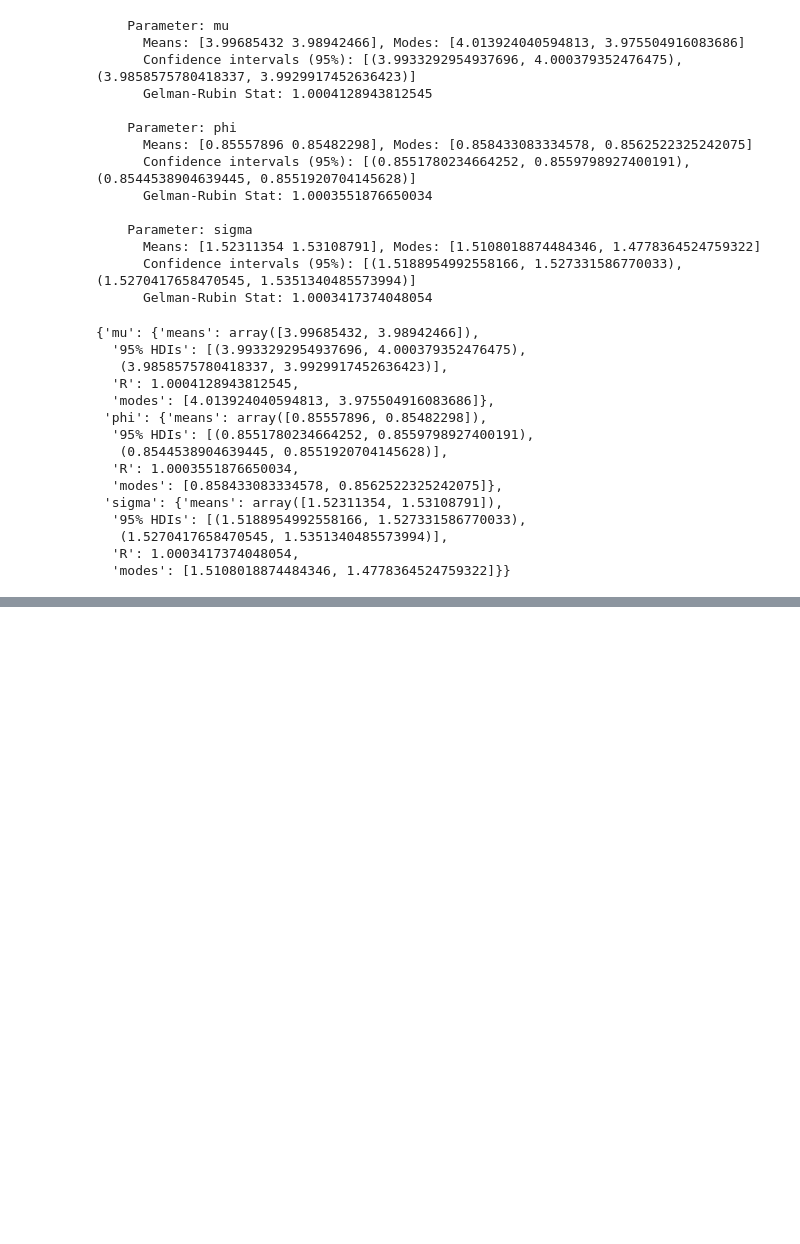
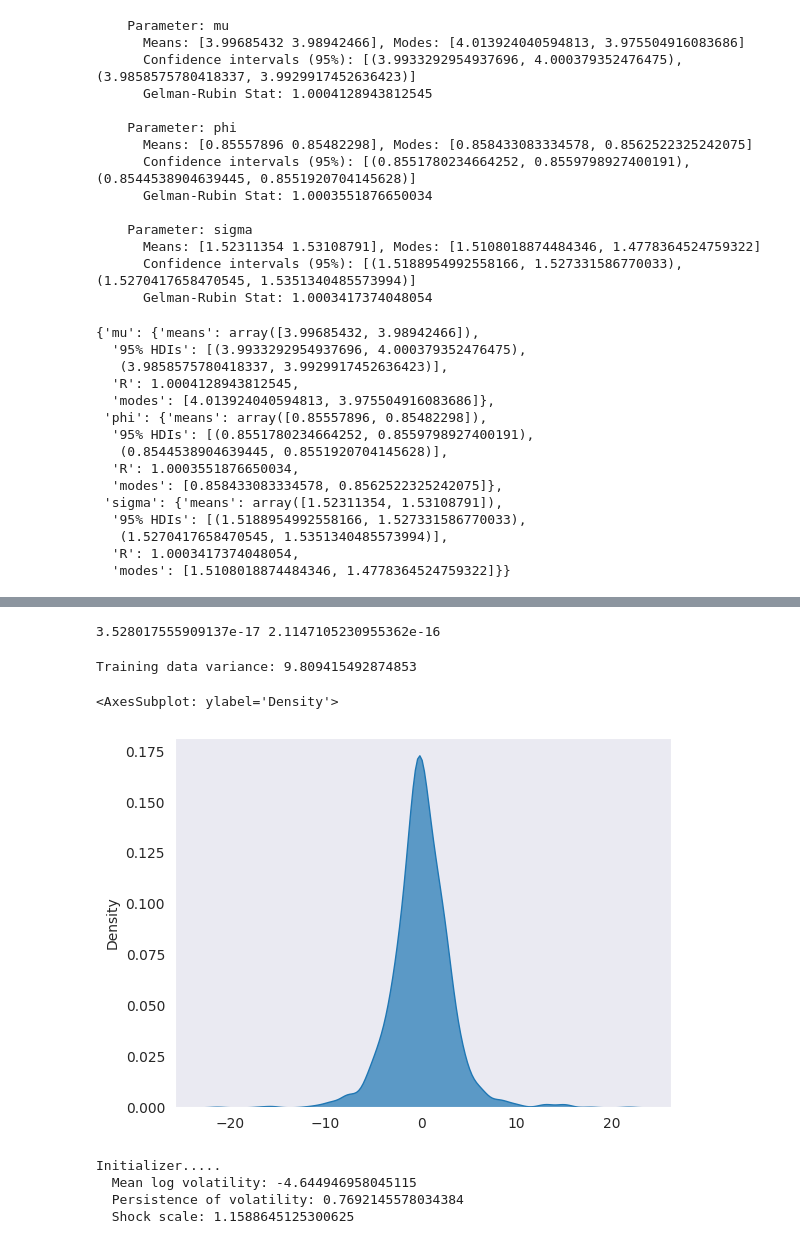
Before and after one commit to spradha1/LeuphanaAssignments, a Jupyter notebook: ProbabilisticModelling/Paper/SVmodel_mit_real_data.ipynb, the cells around one changed output, grey strips where cells are left out. Saved outputs shown, nothing was run; the diff lists cells and outputs as text; code cells hidden in the pictures; blank space fills up the shorter version.

Commit message:
Asset return forecast

```diff
--- a/ProbabilisticModelling/Paper/SVmodel_mit_real_data.ipynb
+++ b/ProbabilisticModelling/Paper/SVmodel_mit_real_data.ipynb
@@ -531,0 +588,4 @@ plot_samples(_sim_sample_chains, parameters)
+# %%
+fut['Asset_return'] = np.log(fut['Price'].shift(-1) / fut['Price']) * 100
+fut[['Asset_return']] = fut[['Asset_return']].shift(1)
+fut[['Asset_return']].head()
@@ -531,0 +599,5 @@ plot_samples(_sim_sample_chains, parameters)
+# %%
+# splitting data into train & test blocks
+
+fut_train = fut[fut['Date'] <= datetime.strptime("2018-09-06", "%Y-%m-%d")]
+fut_train.head()
@@ -531,0 +621,46 @@ plot_samples(_sim_sample_chains, parameters)
+# %%
+fut_train_returns = fut_train[['Asset_return']].to_numpy().flatten()[1:]
+fut_test_returns = fut_test[['Asset_return']].to_numpy().flatten()
+# %%
+# mean correction
+
+tr_mean = fut_train_returns.mean()
+fut_train_returns = fut_train_returns - tr_mean
+ts_mean = fut_test_returns.mean()
+fut_test_returns = fut_test_returns - ts_mean
+print(fut_train_returns.mean(), fut_test_returns.mean())
+# %% [output]
+3.528017555909137e-17 2.1147105230955362e-16
+# %%
+print(f'Training data variance: {np.var(fut_train_returns)}')
+sns.kdeplot(data=fut_train_returns, fill=True, alpha=0.7)
+# %% [output]
+Training data variance: 9.809415492874853
+<AxesSubplot: ylabel='Density'>
+[figure, added]
+# %%
+########## Random initial values & setting proposal distribution paramters ###########
+
+fut_sd = np.std(fut_train_returns)
+
+# Mean log volatility(mu): draw randomly from a normal distribution with mean 0, SD of logarithmic returns
+fut_mlv = np.random.normal(loc=0, scale=fut_sd)
+
+# Persistence of volatility(phi): draw randomly from a uniform distribution between 0 to 1
+fut_per = np.random.uniform(low=-1.0, high=1.0)
+
+# Shock scale(sigma) distribution tends to be more heavy-tailed than the swing in prices itself
+# We draw from distribution twice as wide as that for mlv
+fut_ss = truncnorm.rvs(a=0, b=float('inf'), loc=0, scale=2*fut_sd)
+
+fut_init_vals={'mu': fut_mlv, 'phi': fut_per, 'sigma': fut_ss}
+
+print(f'''Initializer.....
+  Mean log volatility: {fut_mlv}
+  Persistence of volatility: {fut_per}
+  Shock scale: {fut_ss}''')
+# %% [output]
+Initializer.....
+  Mean log volatility: -4.644946958045115
+  Persistence of volatility: 0.7692145578034384
+  Shock scale: 1.1588645125300625
```
Also changed, not shown: parts of 23 cells of this notebook, 2 other files.
